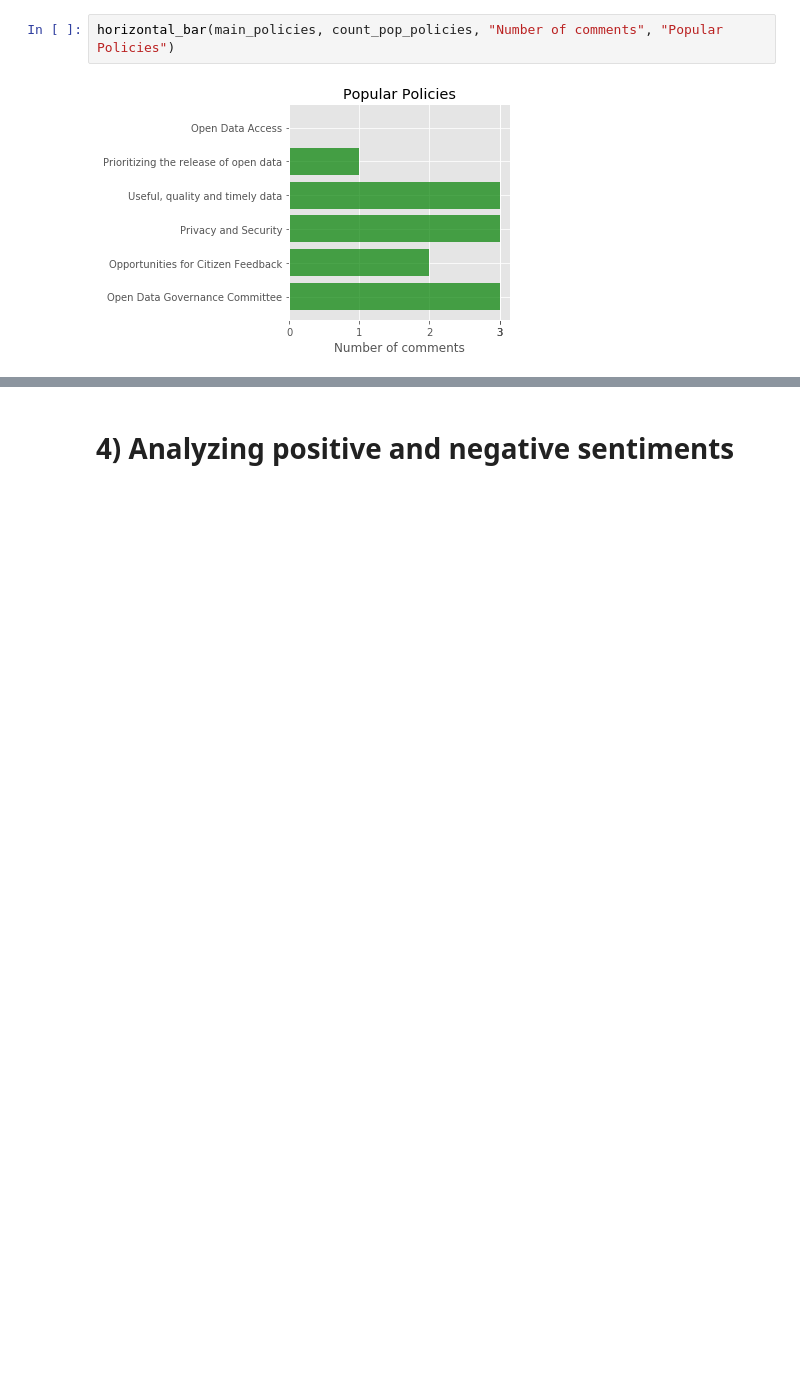
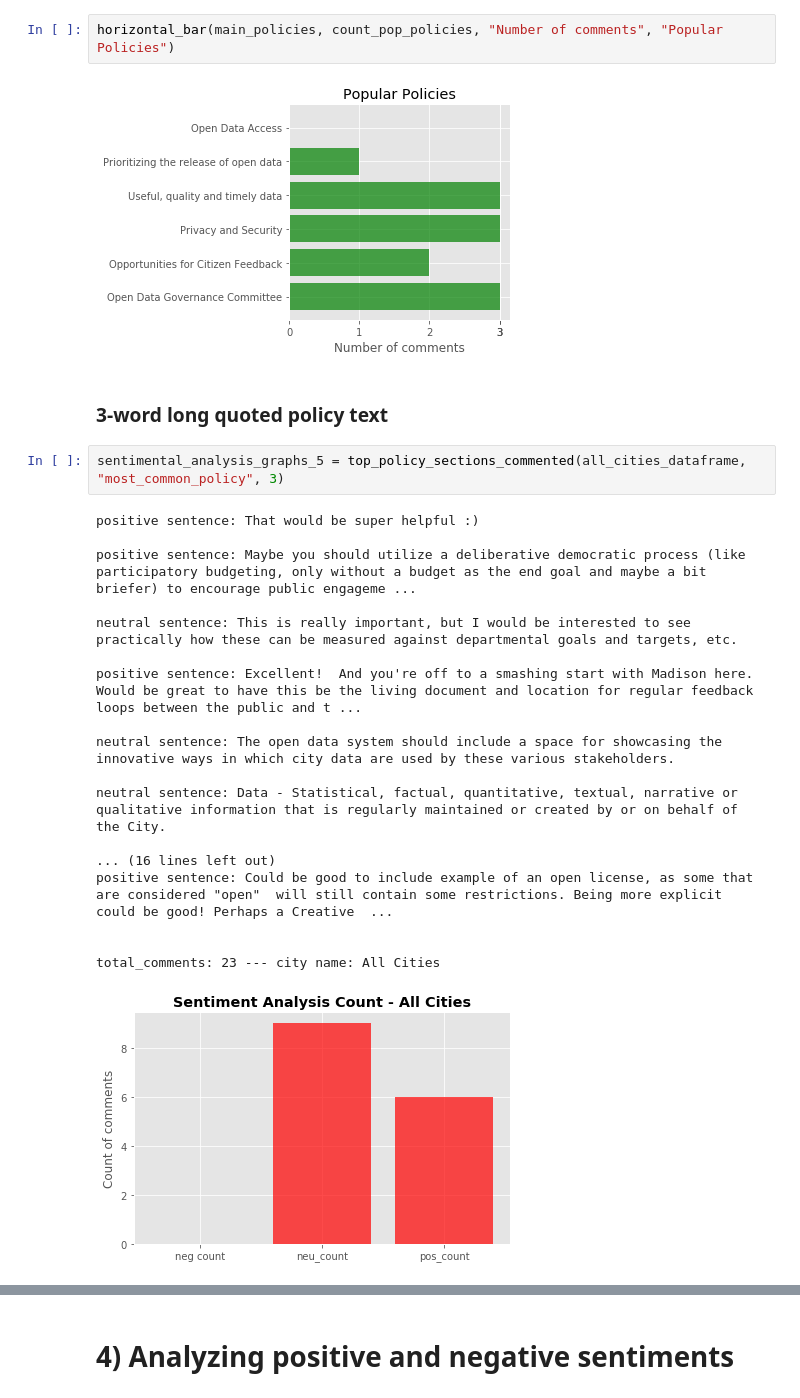
Before and after one commit to faraz-ahmed-sh/Sunlight_Foundation_Summer_2017, a Jupyter notebook: Project on comment scraping/Sunlight_comment_scrapping_and_analysis.ipynb, the cells around one changed output, grey strips where cells are left out. Cells and saved outputs as stored; diff of their text form; blank space fills up the shorter version.

Commit message:
changes to sentiment analysis

```diff
--- a/Project on comment scraping/Sunlight_comment_scrapping_and_analysis.ipynb
+++ b/Project on comment scraping/Sunlight_comment_scrapping_and_analysis.ipynb
@@ -328,3 +327,26 @@ count_pop_policies = [3, 2, 3, 3, 1, 0]
 horizontal_bar(main_policies, count_pop_policies, "Number of comments", "Popular Policies")
 # %% [output]
 [figure]
+# %% [markdown]
+### 3-word long quoted policy text
+# %%
+sentimental_analysis_graphs_5 = top_policy_sections_commented(all_cities_dataframe, "most_common_policy", 3)
+# %% [output]
+positive sentence: That would be super helpful :)
+
+positive sentence: Maybe you should utilize a deliberative democratic process (like participatory budgeting, only without a budget as the end goal and maybe a bit briefer) to encourage public engageme ...
+
+neutral sentence: This is really important, but I would be interested to see practically how these can be measured against departmental goals and targets, etc.
+
+positive sentence: Excellent!  And you're off to a smashing start with Madison here. Would be great to have this be the living document and location for regular feedback loops between the public and t ...
+
+neutral sentence: The open data system should include a space for showcasing the innovative ways in which city data are used by these various stakeholders.
+
+neutral sentence: Data - Statistical, factual, quantitative, textual, narrative or qualitative information that is regularly maintained or created by or on behalf of the City.
+
+... (16 lines left out)
+positive sentence: Could be good to include example of an open license, as some that are considered "open"  will still contain some restrictions. Being more explicit could be good! Perhaps a Creative  ...
+
+
+total_comments: 23 --- city name: All Cities
+[figure, added]
```
Also changed, not shown: parts of 13 cells of this notebook, 54 other files.
